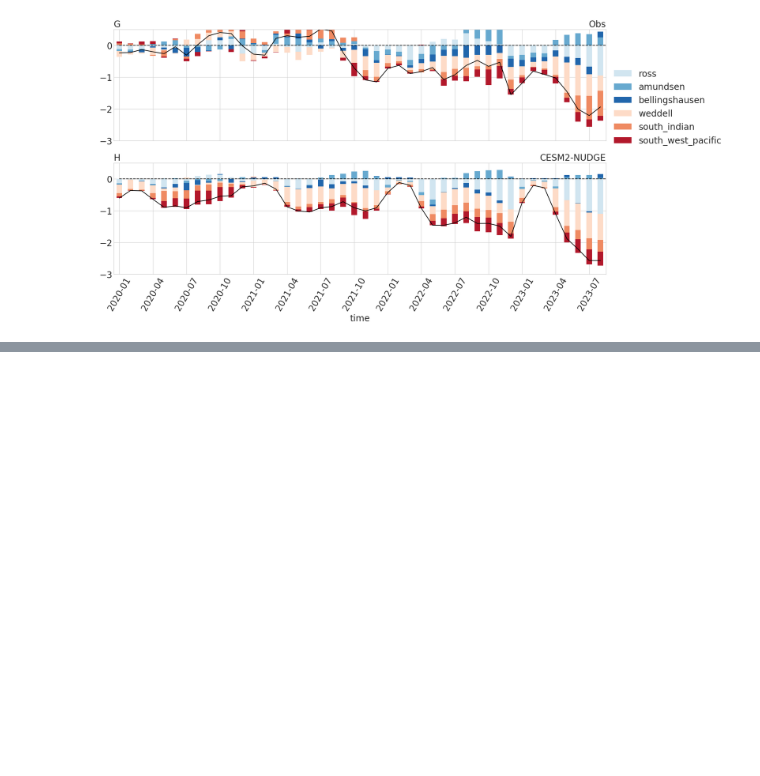
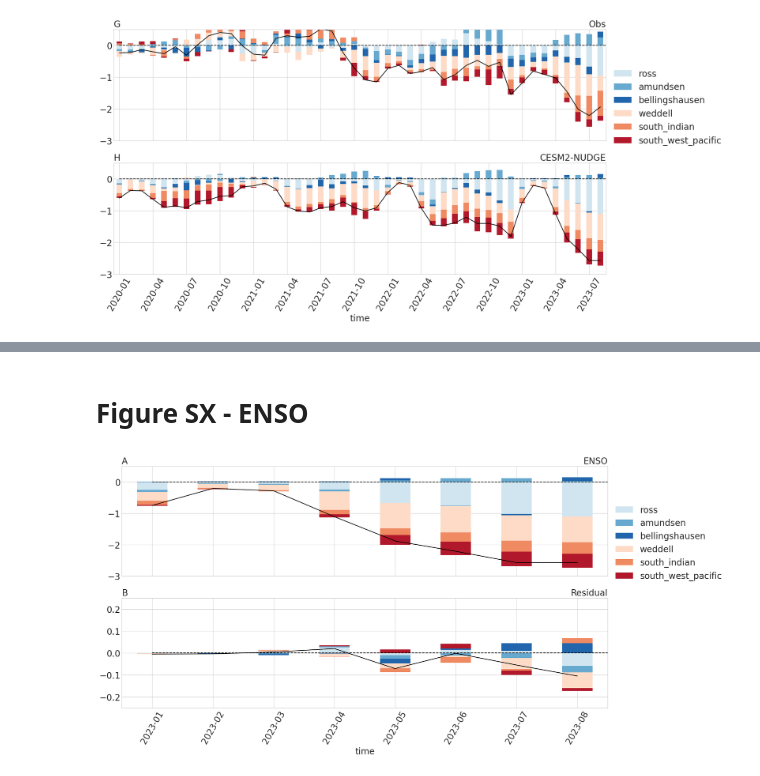
Before and after one commit to zacespinosa/SI-Antarctic, a Jupyter notebook: visualize/analysis_timeseries.ipynb, the cells around one changed output, grey strips where cells are left out. Drawn from its saved outputs; the diff is of its cells as text; code cells hidden in the pictures; blank space fills up the shorter version.

```diff
--- a/visualize/analysis_timeseries.ipynb
+++ b/visualize/analysis_timeseries.ipynb
@@ -38,6 +38,9 @@ figlabels = ["a)", "b)", "c)", "d)", "e)", "f)", "g)", "h)"]
 # %% [output]
 ERROR 1: PROJ: proj_create_from_database: Open of /glade/work/zespinosa/conda-envs/cenv/share/proj failed
 # %%
+si_cesm2_enso = xr.open_dataset("/glade/work/zespinosa/Projects/SI-Antarctic/data/enso_si_CESM_SH_anoms.nc")
+si_regions_cesm2_enso = xr.open_dataset("/glade/work/zespinosa/Projects/SI-Antarctic/data/enso_si_regions_CESM_anoms.nc")
+
 si_nsidc = xr.open_dataset("/glade/work/zespinosa/Projects/SI-Antarctic/data/si_NSIDC_SH_si-anoms.nc")
 si_cesm2 = xr.open_dataset("/glade/work/zespinosa/Projects/SI-Antarctic/data/si_CESM_SH_si-anoms.nc")
 
@@ -145,0 +212,46 @@ timeseries(time_params)
+# %% [markdown]
+# Figure SX - ENSO
+# %%
+time_params = {
+    "time_range": slice("2023-01-15", "2023-08-15"),
+    "ticklabels": np.arange("2023-01-15", "2023-09-15", dtype="datetime64[M]"),
+}
+
+def timeseries(time_params):
+    linewidth = 1.5
+    fig, (ax1, ax2) = plt.subplots(2, 1, figsize=(20,10), sharex=True)
+    # Plot Line for CESM2-NUDGE
+    sia_cesm2 = si_cesm2["sia"].sel(time=time_params["time_range"])
+    ax1.hlines(0, xmin=0, xmax=len(sia_cesm2), color="black", linewidth=linewidth, linestyle="dashed")
+    ax1.plot(sia_cesm2, color="black", linewidth=linewidth)
+    # Plot Line for diff
+    sia_diff = si_cesm2["sia"].sel(time=time_params["time_range"]) - si_cesm2_enso["sia"].sel(time=time_params["time_range"])
+    ax2.hlines(0, xmin=0, xmax=len(sia_diff), color="black", linewidth=linewidth, linestyle="dashed")
+    ax2.plot(sia_diff, color="black", linewidth=linewidth)
+
+    # Plot Bar Charts for CESM2-NUDGE
+    sia_regions_cesm2 = si_regions_cesm2["sia"].sel(time=time_params["time_range"])
+    sia_regions_cesm2.to_pandas().T.plot.bar(ax=ax1, stacked=True, legend=False, color=colors)
+
+    sia_regions_cesm2_diff = si_regions_cesm2["sia"].sel(time=time_params["time_range"]) -  si_regions_cesm2_enso["sia"].sel(time=time_params["time_range"])
+    sia_regions_cesm2_diff.to_pandas().T.plot.bar(ax=ax2, stacked=True, legend=False, color=colors)
+
+    # Add Styling
+    ax2.set_xticks(np.arange(0, len(sia_cesm2)))
+    ax2.set_xticklabels(time_params["ticklabels"], rotation=60)
+
+    ax1.set_title(loc="right", label="ENSO")
+    ax1.set_title(loc="left", label="A")
+
+    ax2.set_title(loc="right", label="Residual")
+    ax2.set_title(loc="left", label="B")
+
+    ax1.set_ylim(-3, .5)
+    ax2.set_ylim(-.25, .25)
+
+    plt.legend(loc='center left', bbox_to_anchor=(1.0, 1.5))
+    plt.savefig("figures/Figure_SX_ENSO.png", dpi=400)
+
+timeseries(time_params)
+# %% [output]
+[figure, added]
```
Also changed, not shown: parts of 8 cells of this notebook, 15 other files.
